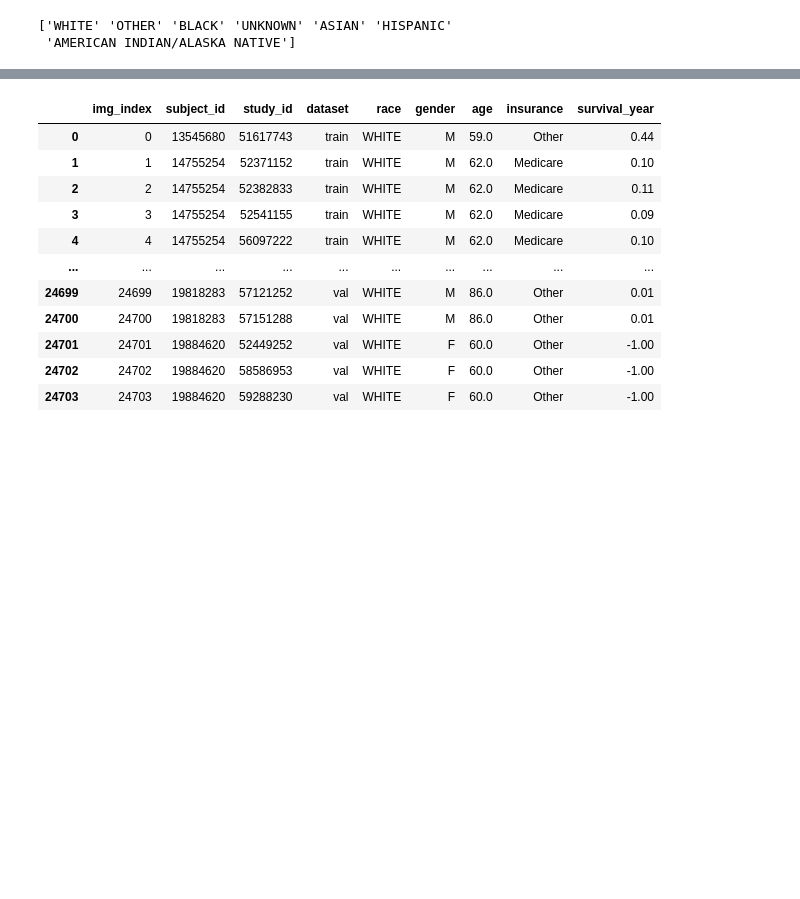
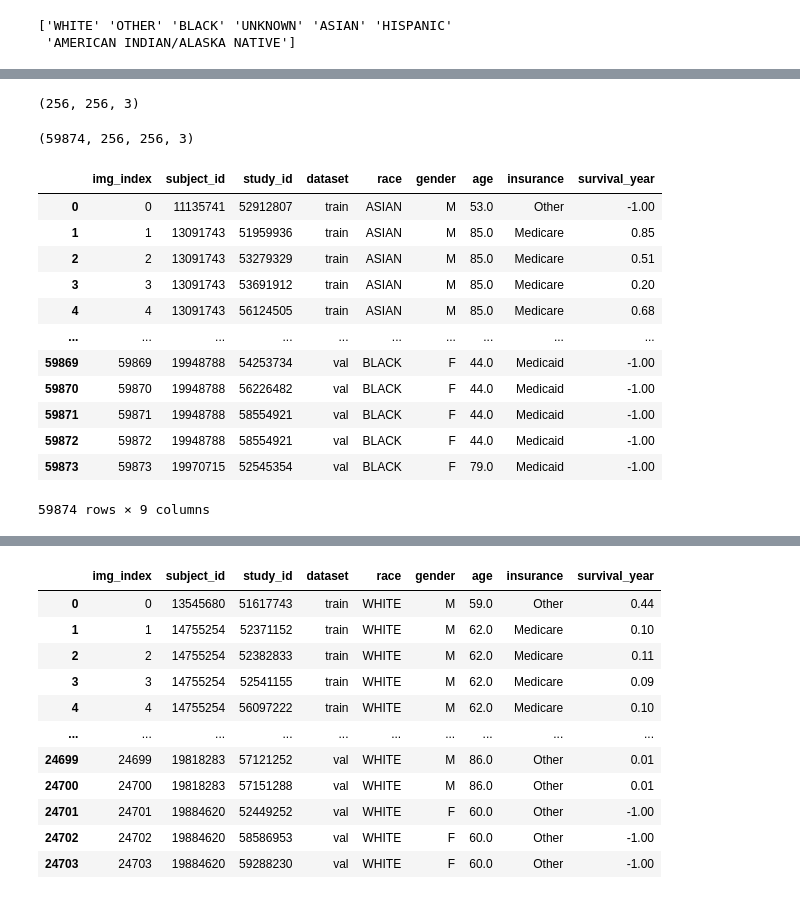
Before and after one commit to Anthonyma0706/CXR_MIMIC_CV, a Jupyter notebook: data_processing.ipynb, the cells around one changed output, grey strips where cells are left out. Cells and saved outputs as stored; diff of their text form; code cells hidden in the pictures; blank space fills up the shorter version.

```diff
--- a/data_processing.ipynb
+++ b/data_processing.ipynb
@@ -81,19 +81,21 @@ def tf_records_to_array(disease:list):
             study_id = example.features.feature['study_id'].int64_list.value[0]
 
             # select CXRs
-            if disease == ['All']: # use all datasets!
+            if disease == ['All']: # use whole datasets!
                 img_found = True
+            elif len(disease) == 1: # 'No Finding', 'Edema'
+                img_found = example.features.feature[disease[0]].float_list.value[0] == 1
             else:
-                if len(disease) == 1: # 'No Finding', 'Edema'
-                    img_found = example.features.feature[disease[0]].float_list.value[0] == 1
-                elif len(disease) == 2:
-                    img_found = example.features.feature[disease[0]].float_list.value[0] == 1 or example.features.feature[disease[1]].float_list.value[0] == 1
-                else:
-                    print('ERROR IN DISEASE SPECIFICATION')
-                    return -1
+                print('ERROR IN DISEASE SPECIFICATION')
+                return -1
 
 
             if img_found:
+                # dicom_id = example.features.feature['dicom_id']#.int64_list.value[0]
+                # print(example.features)
+                # print(example.features.feature)
+                # print(example.features.feature['dicom_id'])
+                # return -1
 
                 nparr = np.fromstring(example.features.feature['jpg_bytes'].bytes_list.value[0], np.uint8)
                 img_np = cv.imdecode(nparr, cv.IMREAD_GRAYSCALE)
@@ -158,0 +164,8 @@ Error:
+# %%
+imgs[0].shape
+# %% [output]
+(256, 256, 3)
+# %%
+np.array(imgs).shape
+# %% [output]
+(59874, 256, 256, 3)
@@ -158,0 +175,16 @@ Error:
+# %%
+df_info
+# %% [output]
+|  | img_index | subject_id | study_id | dataset | race | gender | age | insurance | survival_year |
+| 0 | 0 | 11135741 | 52912807 | train | ASIAN | M | 53.0 | Other | -1.00 |
+| 1 | 1 | 13091743 | 51959936 | train | ASIAN | M | 85.0 | Medicare | 0.85 |
+| 2 | 2 | 13091743 | 53279329 | train | ASIAN | M | 85.0 | Medicare | 0.51 |
+| 3 | 3 | 13091743 | 53691912 | train | ASIAN | M | 85.0 | Medicare | 0.20 |
+| 4 | 4 | 13091743 | 56124505 | train | ASIAN | M | 85.0 | Medicare | 0.68 |
+| ... | ... | ... | ... | ... | ... | ... | ... | ... | ... |
+| 59869 | 59869 | 19948788 | 54253734 | val | BLACK | F | 44.0 | Medicaid | -1.00 |
+| 59870 | 59870 | 19948788 | 56226482 | val | BLACK | F | 44.0 | Medicaid | -1.00 |
+| 59871 | 59871 | 19948788 | 58554921 | val | BLACK | F | 44.0 | Medicaid | -1.00 |
+| 59872 | 59872 | 19948788 | 58554921 | val | BLACK | F | 44.0 | Medicaid | -1.00 |
+| 59873 | 59873 | 19970715 | 52545354 | val | BLACK | F | 79.0 | Medicaid | -1.00 |
+59874 rows × 9 columns
```
Also changed, not shown: parts of 16 cells of this notebook, 1 other file.
